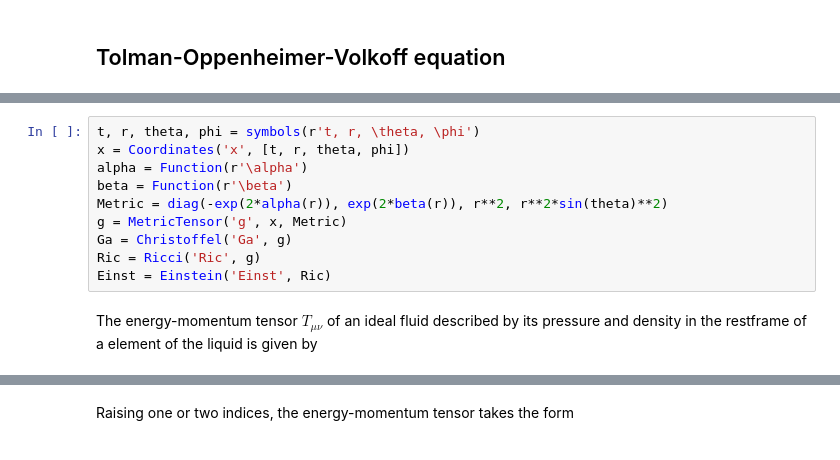
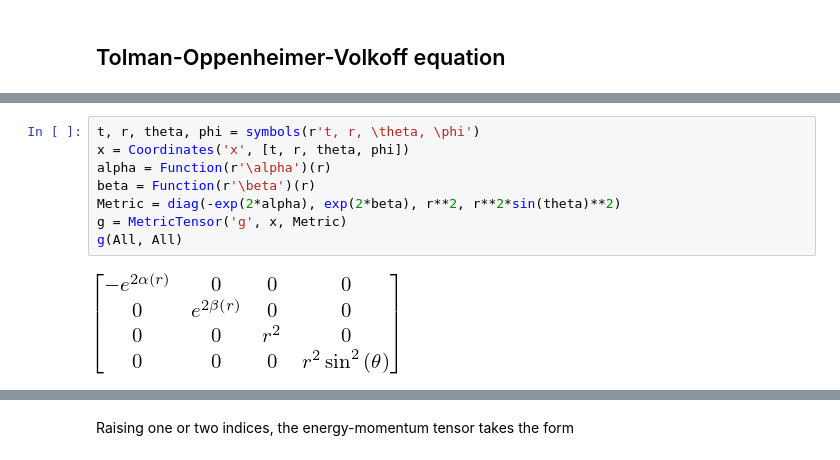
Before and after one commit to marcinofulus/jupyter4edu, a Jupyter notebook: augsburg/notebooks/generalrelativity/TOVEquation.ipynb, the cells around one changed output, grey strips where cells are left out. Saved outputs shown, nothing was run; the diff lists cells and outputs as text.

```diff
--- a/augsburg/notebooks/generalrelativity/TOVEquation.ipynb
+++ b/augsburg/notebooks/generalrelativity/TOVEquation.ipynb
@@ -8,12 +14,10 @@ init_printing()
 # %%
 t, r, theta, phi = symbols(r't, r, \theta, \phi')
 x = Coordinates('x', [t, r, theta, phi])
-alpha = Function(r'\alpha')
-beta = Function(r'\beta')
-Metric = diag(-exp(2*alpha(r)), exp(2*beta(r)), r**2, r**2*sin(theta)**2)
+alpha = Function(r'\alpha')(r)
+beta = Function(r'\beta')(r)
+Metric = diag(-exp(2*alpha), exp(2*beta), r**2, r**2*sin(theta)**2)
 g = MetricTensor('g', x, Metric)
-Ga = Christoffel('Ga', g)
-Ric = Ricci('Ric', g)
-Einst = Einstein('Einst', Ric)
+g(All, All)
+# %% [output]
+[figure, added]
-# %% [markdown]
-The energy-momentum tensor $T_{\mu\nu}$ of an ideal fluid described by its pressure and density in the restframe of a element of the liquid is given by
```
Also changed, not shown: parts of 28 cells of this notebook.
